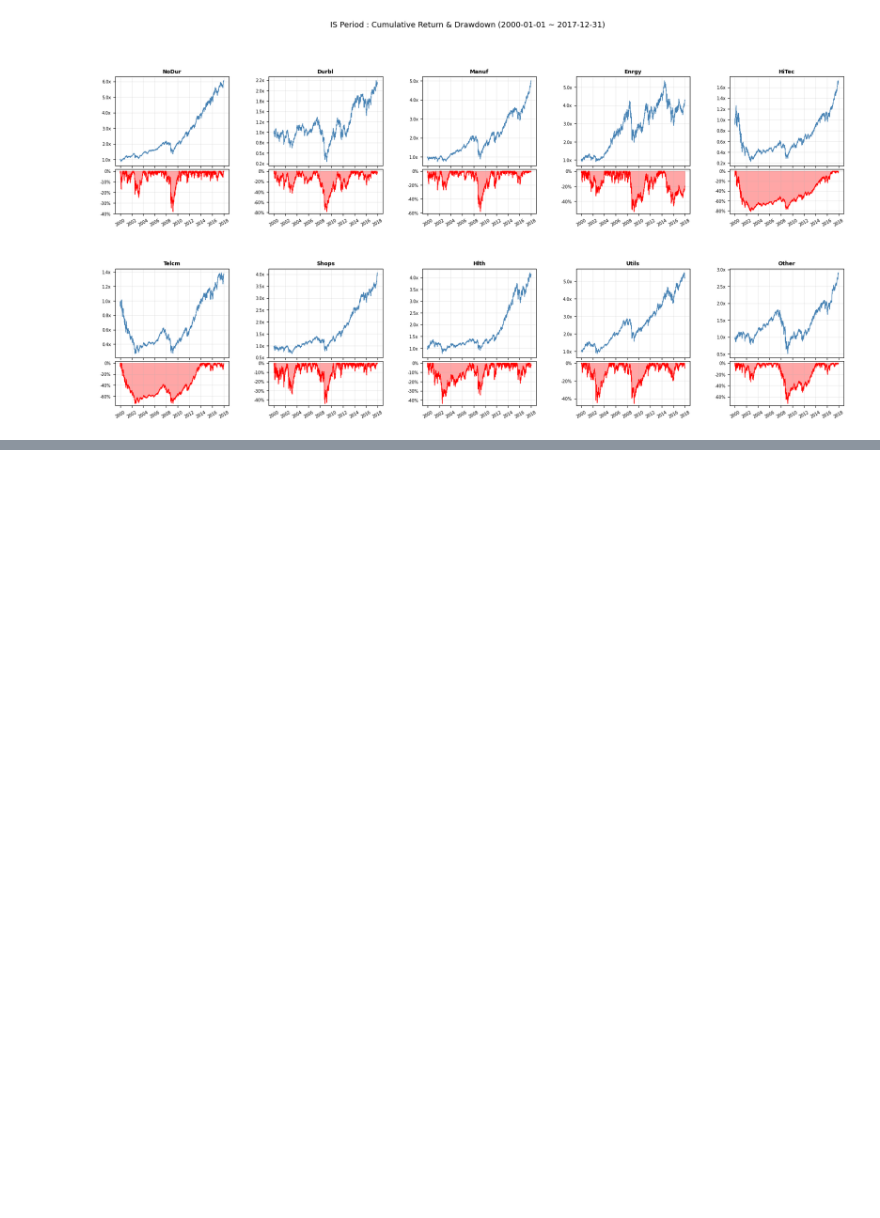
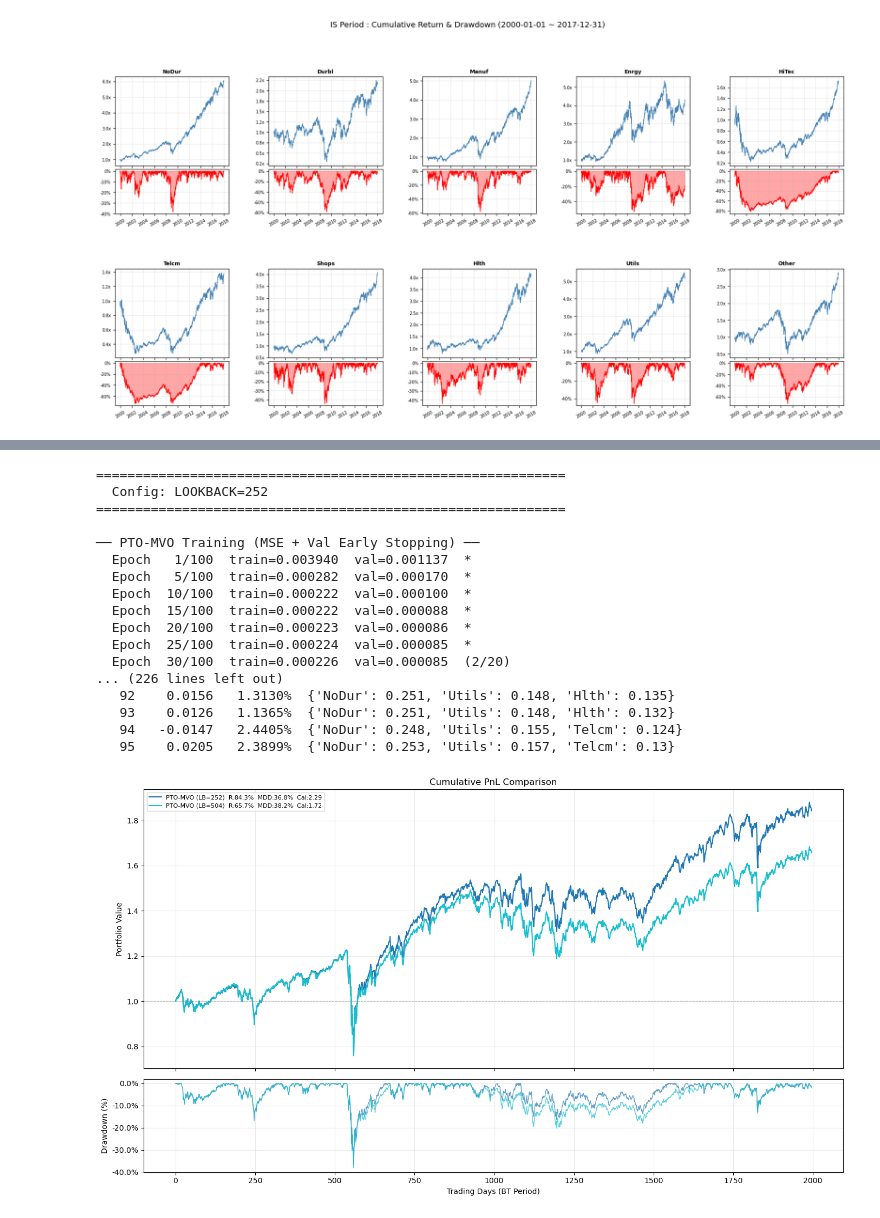
Before and after one commit to taekyounglee1224/cvxpy-portfolio-lab, a Jupyter notebook: DFL-MDD/10_inds.ipynb, the cells around one changed output, grey strips where cells are left out. Cells and saved outputs as stored; diff of their text form; code cells hidden in the pictures; blank space fills up the shorter version.

```diff
--- a/DFL-MDD/10_inds.ipynb
+++ b/DFL-MDD/10_inds.ipynb
@@ -118,12 +118,13 @@ N          = HORIZON
 M          = N_STOCKS   # 10
 C          = 1.0
 d          = 1.0
-lam        = 0.3
-delta      = 20          # risk aversion
+lam        = 0.7
+delta      = 50          # risk aversion
 HIDDEN_DIM = 128
-EPOCHS     = 50
+EPOCHS     = 100
 BATCH_SIZE = 16
 LR         = 1e-4
+PATIENCE   = 20
 
 # ── 실험 grid ──
 LOOKBACK_LIST = [252, 504]
@@ -396,31 +675,50 @@ for lookback in LOOKBACK_LIST:
 
     print(f"\n{'='*60}")
     print(f"  Config: LOOKBACK={lookback}")
     print(f"{'='*60}")
 
     INPUT_DIM = lookback * N_STOCKS
 
     train_samples = make_windows(full_np, lookback, HORIZON,
                                  start=lookback, end=N_TRAIN)
     val_samples   = make_windows(full_np, lookback, HORIZON,
                                  start=VAL_START_IDX, end=VAL_START_IDX + N_VAL)
     rebal_samples = make_windows(full_np, lookback, HORIZON,
                                  start=BT_START_IDX, end=BT_START_IDX + N_BT)
     rebal_samples = rebal_samples[::HORIZON]
 
     torch.manual_seed(42)
 
     model_pto_mvo = PredictionModel(INPUT_DIM, HIDDEN_DIM, N, M)
     train_pto_mvo(model_pto_mvo, train_samples, val_samples,
-                  EPOCHS, BATCH_SIZE, LR, patience=10)
+                  EPOCHS, BATCH_SIZE, LR, patience=PATIENCE)
 
     bt_pto_mvo = backtest_pto_mvo(
         model_pto_mvo, rebal_samples, N, d, C,
         delta=delta,
         x_min=x_min, x_max=x_max, gamma=gamma,
         is_mean=is_mean, is_std=is_std,
         stock_names=stock_names,
     )
     all_results_mvo.append((bt_pto_mvo, f"PTO-MVO (LB={lookback})"))
 
 plot_multi_pnl(all_results_mvo)
+# %% [output]
+============================================================
+  Config: LOOKBACK=252
+============================================================
+
+── PTO-MVO Training (MSE + Val Early Stopping) ──
+  Epoch   1/100  train=0.003940  val=0.001137  *
+  Epoch   5/100  train=0.000282  val=0.000170  *
+  Epoch  10/100  train=0.000222  val=0.000100  *
+  Epoch  15/100  train=0.000222  val=0.000088  *
+  Epoch  20/100  train=0.000223  val=0.000086  *
+  Epoch  25/100  train=0.000224  val=0.000085  *
+  Epoch  30/100  train=0.000226  val=0.000085  (2/20)
+... (226 lines left out)
+   92    0.0156   1.3130%  {'NoDur': 0.251, 'Utils': 0.148, 'Hlth': 0.135}
+   93    0.0126   1.1365%  {'NoDur': 0.251, 'Utils': 0.148, 'Hlth': 0.132}
+   94   -0.0147   2.4405%  {'NoDur': 0.248, 'Utils': 0.155, 'Telcm': 0.124}
+   95    0.0205   2.3899%  {'NoDur': 0.253, 'Utils': 0.157, 'Telcm': 0.13}
+[figure, added]
```
Also changed, not shown: parts of 5 cells of this notebook, 1 other file.
